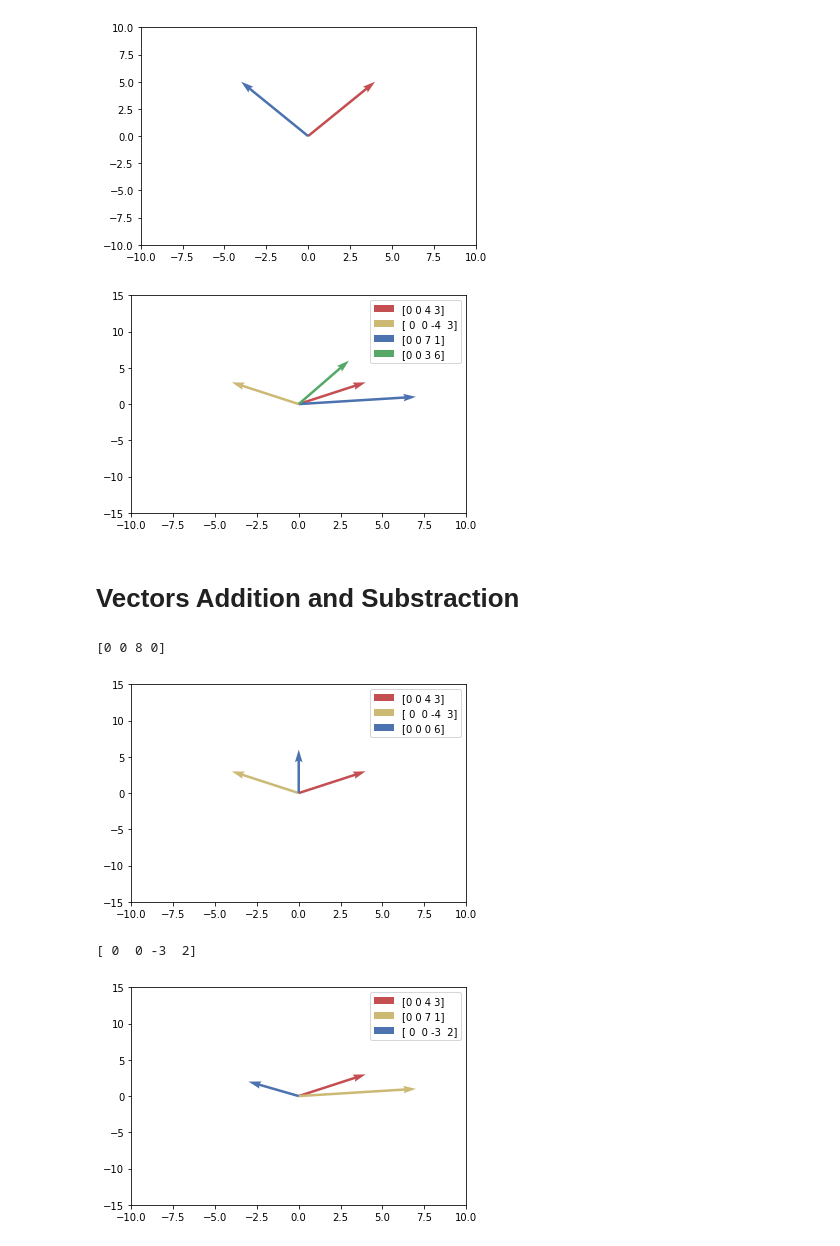
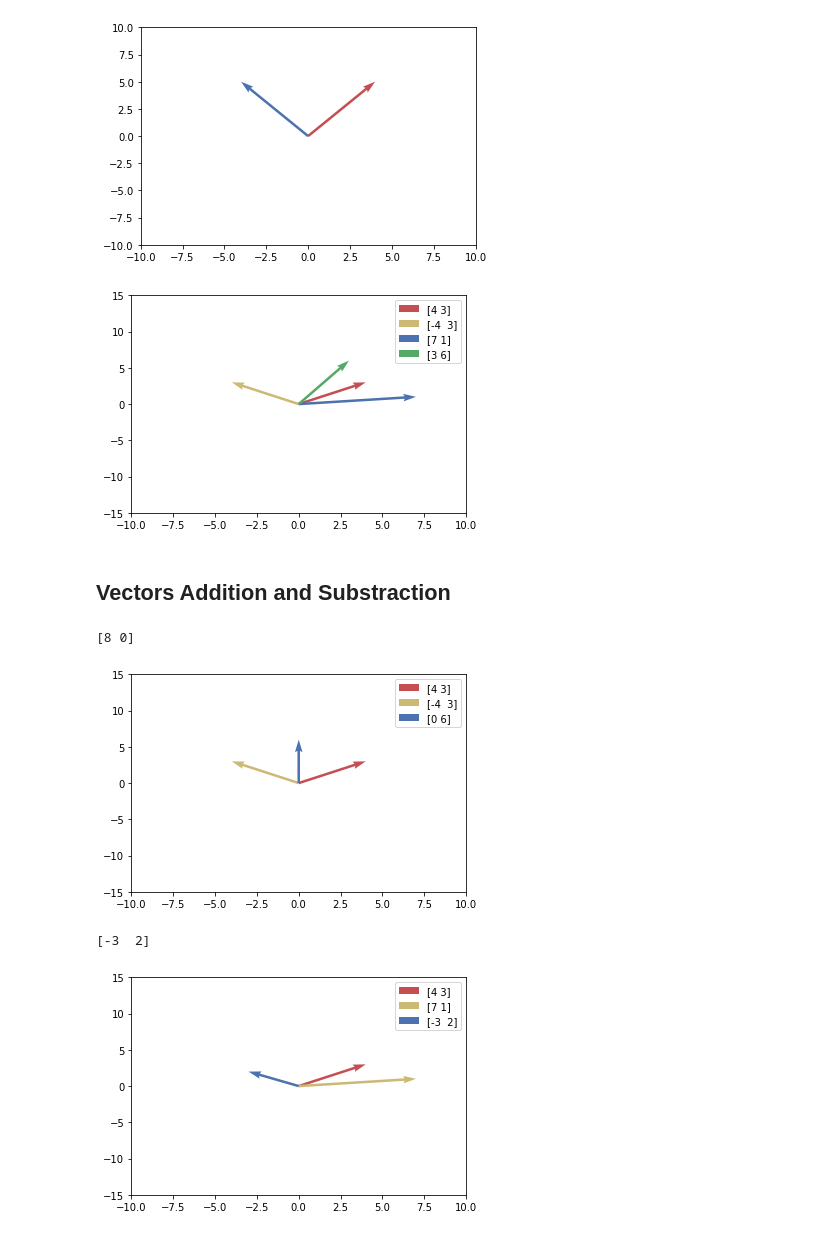
Before and after one commit to hemendrarajawat/DL-Basic-To-Advanced, a Jupyter notebook: code/DL002-Python Intermediate and Linear Algebra.ipynb, the cells around one changed output. Cells and saved outputs as stored; diff of their text form; code cells hidden in the pictures.

```diff
--- a/code/DL003-Python Intermediate and Linear Algebra.ipynb
+++ b/code/DL002-Python Intermediate and Linear Algebra.ipynb
@@ -200,7 +210,7 @@ def plot_vectors(vectors):
 
     i = 0
     for vector in vectors:
-        plt.quiver(vector[0], vector[1], vector[2], vector[3], scale_units='xy', angles='xy', scale=1, color=colors[i%len(colors)], label=vector)
+        plt.quiver(0, 0, vector[0], vector[1], scale_units='xy', angles='xy', scale=1, color=colors[i%len(colors)], label=vector)
         i += 1
 
     plt.xlim(-10, 10)
@@ -208,24 +218,24 @@ def plot_vectors(vectors):
     plt.legend()
     plt.show()
 # %%
-vectors = np.array([[0,0,4,3], [0,0,-4,3], [0,0,7,1], [0,0,3,6]])
+vectors = np.array([[4,3], [-4,3], [7,1], [3,6]])
 plot_vectors(vectors)
 # %% [output]
-[figure, old version]
+[figure, new version]
 # %% [markdown]
-# Vectors Addition and Substraction
+## Vectors Addition and Substraction
 # %%
 # Addition of two vectors
 print(vectors[0] - vectors[1])
 plot_vectors([vectors[0], vectors[1], vectors[0] + vectors[1]])
 # %% [output]
-[0 0 8 0]
+[8 0]
-[figure, old version]
+[figure, new version]
 # %%
 # Subtraction of two vectors
 print(vectors[0] - vectors[2])
 plot_vectors([vectors[0], vectors[2], vectors[0] - vectors[2]])
 # %% [output]
-[ 0  0 -3  2]
+[-3  2]
-[figure, old version]
+[figure, new version]
 # %% [markdown]
```
Also changed, not shown: parts of 21 cells of this notebook.
